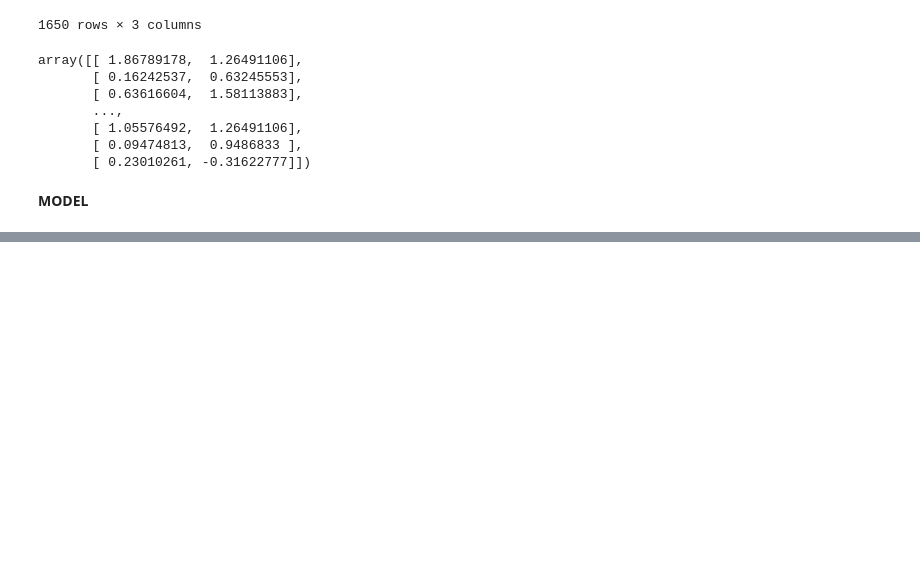
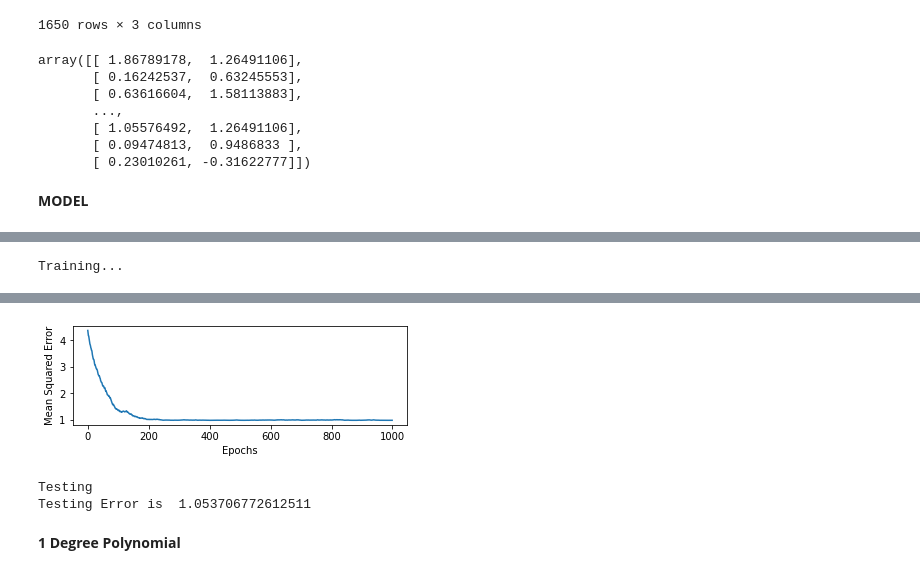
Before and after one commit to vineet891/FODS-Assignment, a Jupyter notebook: FODS_A1_a.ipynb, the cells around one changed output, grey strips where cells are left out. Drawn from its saved outputs; the diff is of its cells as text; code cells hidden in the pictures; blank space fills up the shorter version.

```diff
--- a/FODS_A1_a.ipynb
+++ b/FODS_A1_a.ipynb
@@ -212,0 +230,6 @@ class Regression():
+# %%
+# Train and Test the 0-degree regression model with Stochastic Gradient Descent
+SGD0 = Regression(x_train_trans_0, x_test_trans_0, train_y, test_y)
+SGD0.fit(x_train_trans_0, train_y,epochs = 1000, learning='SGD', learning_rate=0.01)
+# %% [output]
+Training...
@@ -212,0 +256,5 @@ class Regression():
+[figure, added]
+Testing
+Testing Error is  1.053706772612511
+# %% [markdown]
+**1 Degree Polynomial**
```
Also changed, not shown: parts of 16 cells of this notebook.
